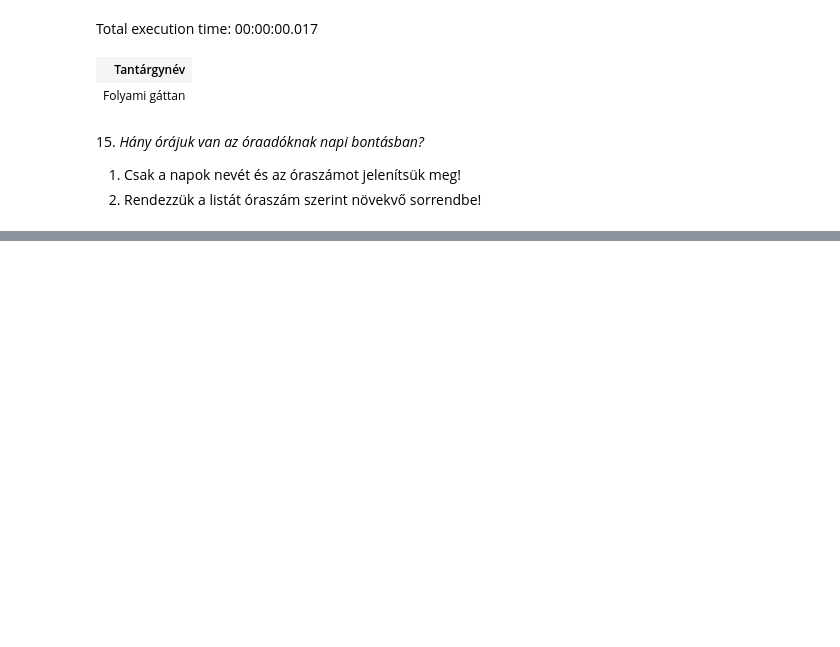
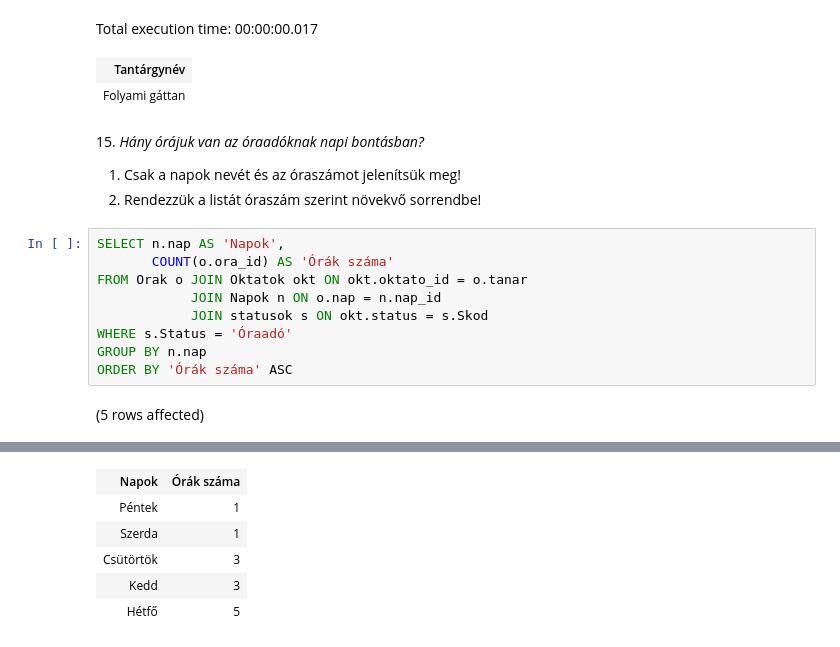
Before and after one commit to majavalami/AdatbG01, a Jupyter notebook: gyakorlat03_feladatok.ipynb, the cells around one changed output, grey strips where cells are left out. Drawn from its saved outputs; the diff is of its cells as text; blank space fills up the shorter version.

```diff
--- a/gyakorlat03_feladatok.ipynb
+++ b/gyakorlat03_feladatok.ipynb
@@ -285,3 +338,14 @@ Total execution time: 00:00:00.017
 
 1. Csak a napok nevét és az óraszámot jelenítsük meg!
 2. Rendezzük a listát óraszám szerint növekvő sorrendbe!
+# %%
+SELECT n.nap AS 'Napok',
+       COUNT(o.ora_id) AS 'Órák száma'
+FROM Orak o JOIN Oktatok okt ON okt.oktato_id = o.tanar
+            JOIN Napok n ON o.nap = n.nap_id
+            JOIN statusok s ON okt.status = s.Skod
+WHERE s.Status = 'Óraadó'
+GROUP BY n.nap
+ORDER BY 'Órák száma' ASC
+# %% [output]
+(5 rows affected)
@@ -287,0 +353,6 @@ Total execution time: 00:00:00.017
+| Napok | Órák száma |
+| Péntek | 1 |
+| Szerda | 1 |
+| Csütörtök | 3 |
+| Kedd | 3 |
+| Hétfő | 5 |
```
Also changed, not shown: parts of 7 cells of this notebook.
